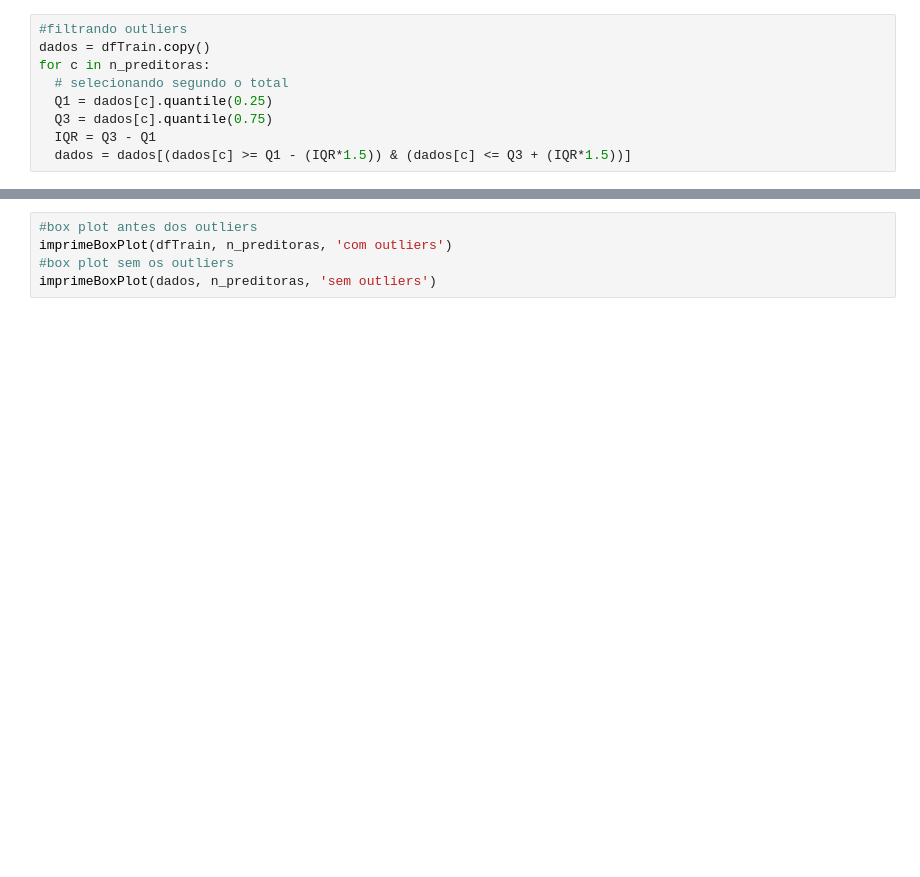
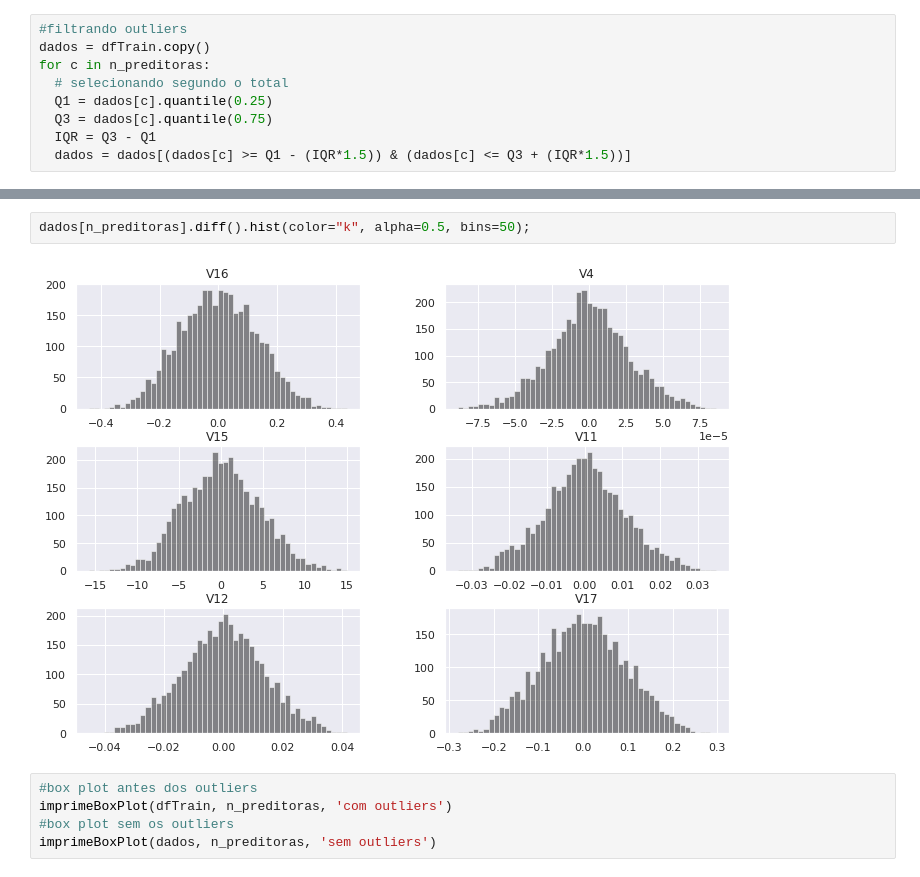
Before and after one commit to HedersonSantos/RegDatChallg, a Jupyter notebook: analise.ipynb, the cells around one changed output, grey strips where cells are left out. Saved outputs shown, nothing was run; the diff lists cells and outputs as text; blank space fills up the shorter version.

```diff
--- a/analise.ipynb
+++ b/analise.ipynb
@@ -135,3 +154,7 @@ for c in n_preditoras:
+# %%
+dados[n_preditoras].diff().hist(color="k", alpha=0.5, bins=50);
+# %% [output]
+[figure, added]
 # %%
 #box plot antes dos outliers
 imprimeBoxPlot(dfTrain, n_preditoras, 'com outliers')
```
Also changed, not shown: parts of 3 cells of this notebook.
